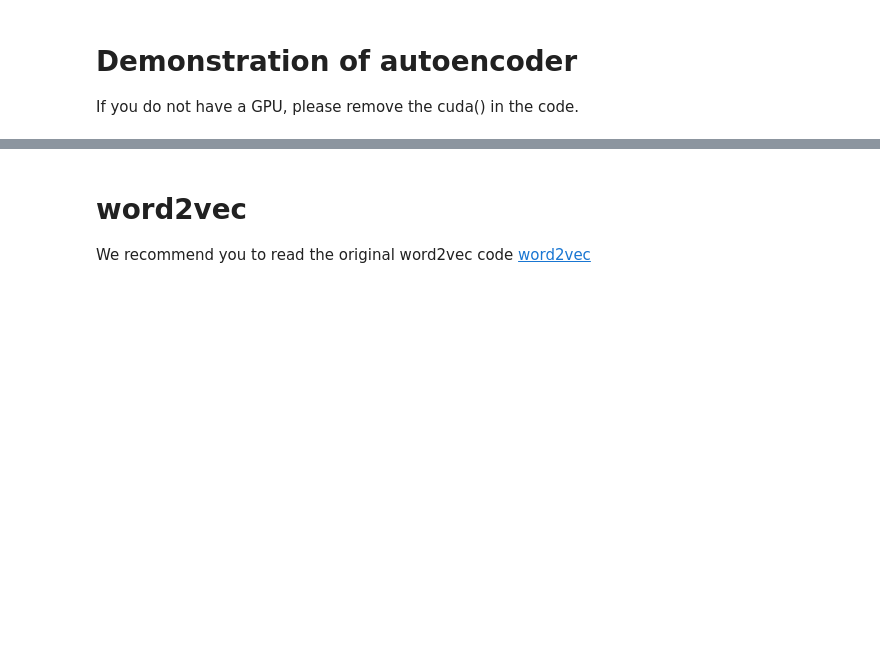
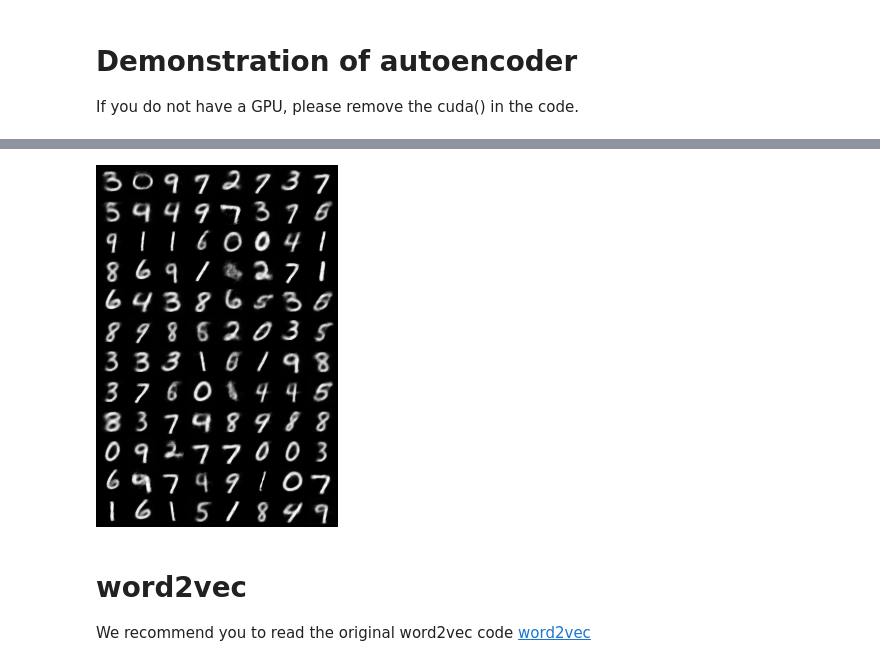
Before and after one commit to lixinsu/tutorials2018, a Jupyter notebook: dimension_reduction.ipynb, the cells around one changed output, grey strips where cells are left out. Saved outputs shown, nothing was run; the diff lists cells and outputs as text; code cells hidden in the pictures; blank space fills up the shorter version.

```diff
--- a/dimension_reduction.ipynb
+++ b/dimension_reduction.ipynb
@@ -604,3 +609,7 @@ epoch [43/100], loss:0.1286
+# %%
+Image(filename='mlp_img/image_90.png')
+# %% [output]
+[figure, added]
 # %% [markdown]
 # word2vec
 We recommend you to read the original word2vec code [word2vec](https://github.com/tmikolov/word2vec)
```
Also changed, not shown: parts of 2 cells of this notebook.
